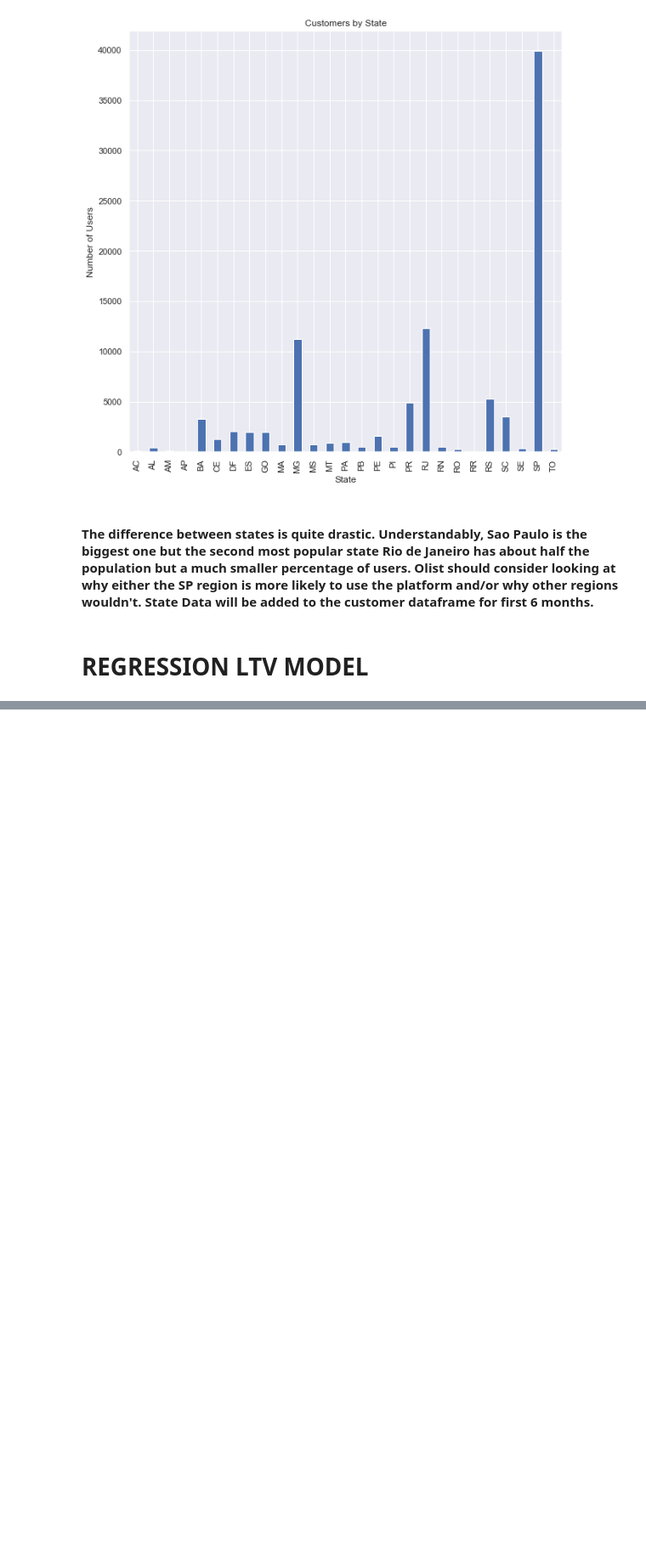
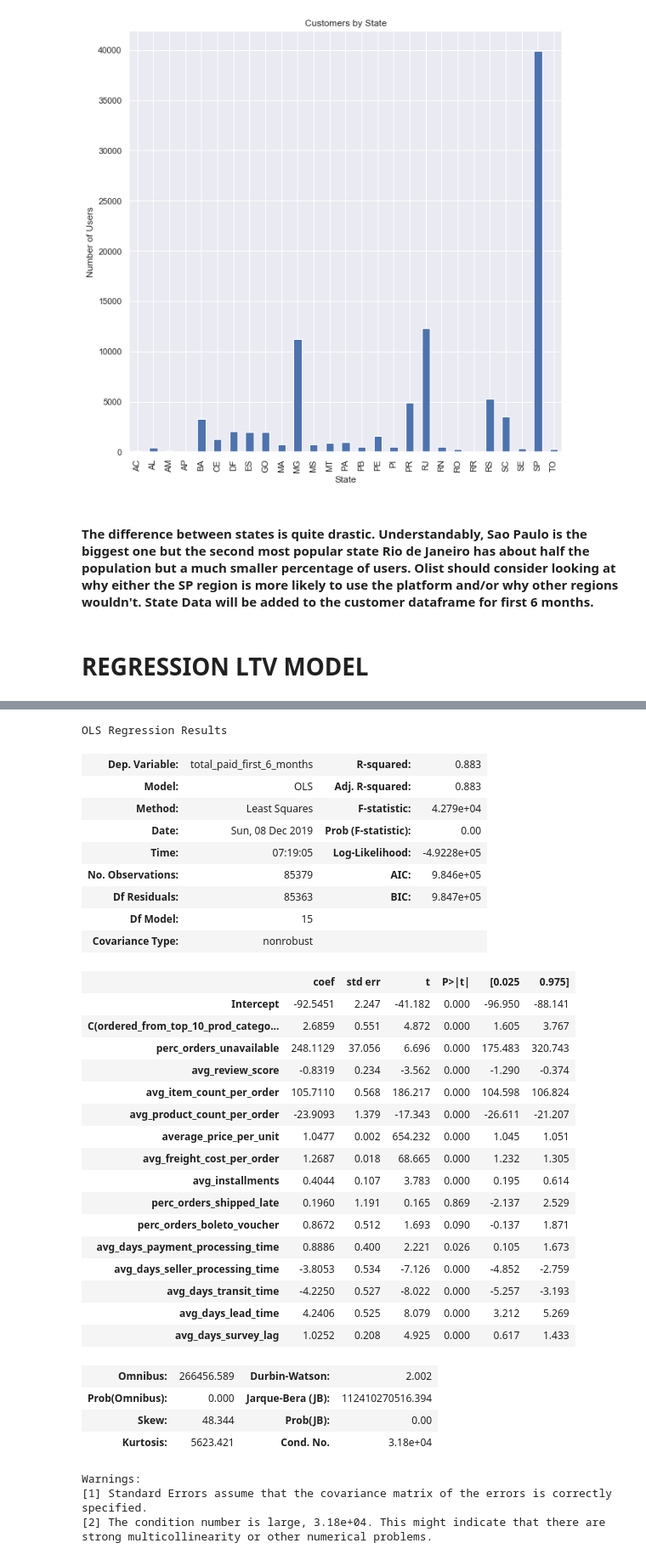
Before and after one commit to rachelleperez/Olist, a Jupyter notebook: Olist_Notebook.ipynb, the cells around one changed output, grey strips where cells are left out. Shown at 85% size. Cells and saved outputs as stored; diff of their text form; code cells hidden in the pictures; blank space fills up the shorter version.

```diff
--- a/Olist_Notebook.ipynb
+++ b/Olist_Notebook.ipynb
@@ -719,0 +792,42 @@ strong multicollinearity problems or that the design matrix is singular.
+# %%
+# attempt without perfect seller  bol
+
+formula4 = 'total_paid_first_6_months ~ perc_orders_unavailable + avg_review_score + avg_item_count_per_order + avg_product_count_per_order + average_price_per_unit + avg_freight_cost_per_order + C(ordered_from_top_10_prod_category_bol) + avg_installments + perc_orders_shipped_late + perc_orders_boleto_voucher + avg_days_payment_processing_time + avg_days_seller_processing_time + avg_days_transit_time + avg_days_lead_time + avg_days_survey_lag'
+fitted_model4 = smf.ols(formula=formula4, data=df).fit()
+fitted_model4.summary()
+# %% [output]
+OLS Regression Results
+| Dep. Variable: | total_paid_first_6_months | R-squared: | 0.883 |
+| Model: | OLS | Adj. R-squared: | 0.883 |
+| Method: | Least Squares | F-statistic: | 4.279e+04 |
+| Date: | Sun, 08 Dec 2019 | Prob (F-statistic): | 0.00 |
+| Time: | 07:19:05 | Log-Likelihood: | -4.9228e+05 |
+| No. Observations: | 85379 | AIC: | 9.846e+05 |
+| Df Residuals: | 85363 | BIC: | 9.847e+05 |
+| Df Model: | 15 |  |  |
+| Covariance Type: | nonrobust |  |  |
+|  | coef | std err | t | P>|t| | [0.025 | 0.975] |
+| Intercept | -92.5451 | 2.247 | -41.182 | 0.000 | -96.950 | -88.141 |
+| C(ordered_from_top_10_prod_catego... | 2.6859 | 0.551 | 4.872 | 0.000 | 1.605 | 3.767 |
+| perc_orders_unavailable | 248.1129 | 37.056 | 6.696 | 0.000 | 175.483 | 320.743 |
+| avg_review_score | -0.8319 | 0.234 | -3.562 | 0.000 | -1.290 | -0.374 |
+| avg_item_count_per_order | 105.7110 | 0.568 | 186.217 | 0.000 | 104.598 | 106.824 |
+| avg_product_count_per_order | -23.9093 | 1.379 | -17.343 | 0.000 | -26.611 | -21.207 |
+| average_price_per_unit | 1.0477 | 0.002 | 654.232 | 0.000 | 1.045 | 1.051 |
+| avg_freight_cost_per_order | 1.2687 | 0.018 | 68.665 | 0.000 | 1.232 | 1.305 |
+| avg_installments | 0.4044 | 0.107 | 3.783 | 0.000 | 0.195 | 0.614 |
+| perc_orders_shipped_late | 0.1960 | 1.191 | 0.165 | 0.869 | -2.137 | 2.529 |
+| perc_orders_boleto_voucher | 0.8672 | 0.512 | 1.693 | 0.090 | -0.137 | 1.871 |
+| avg_days_payment_processing_time | 0.8886 | 0.400 | 2.221 | 0.026 | 0.105 | 1.673 |
+| avg_days_seller_processing_time | -3.8053 | 0.534 | -7.126 | 0.000 | -4.852 | -2.759 |
+| avg_days_transit_time | -4.2250 | 0.527 | -8.022 | 0.000 | -5.257 | -3.193 |
+| avg_days_lead_time | 4.2406 | 0.525 | 8.079 | 0.000 | 3.212 | 5.269 |
+| avg_days_survey_lag | 1.0252 | 0.208 | 4.925 | 0.000 | 0.617 | 1.433 |
+| Omnibus: | 266456.589 | Durbin-Watson: | 2.002 |
+| Prob(Omnibus): | 0.000 | Jarque-Bera (JB): | 112410270516.394 |
+| Skew: | 48.344 | Prob(JB): | 0.00 |
+| Kurtosis: | 5623.421 | Cond. No. | 3.18e+04 |
+Warnings:
+[1] Standard Errors assume that the covariance matrix of the errors is correctly specified.
+[2] The condition number is large, 3.18e+04. This might indicate that there are
+strong multicollinearity or other numerical problems.
```
Also changed, not shown: parts of 29 cells of this notebook, 3 other files.
